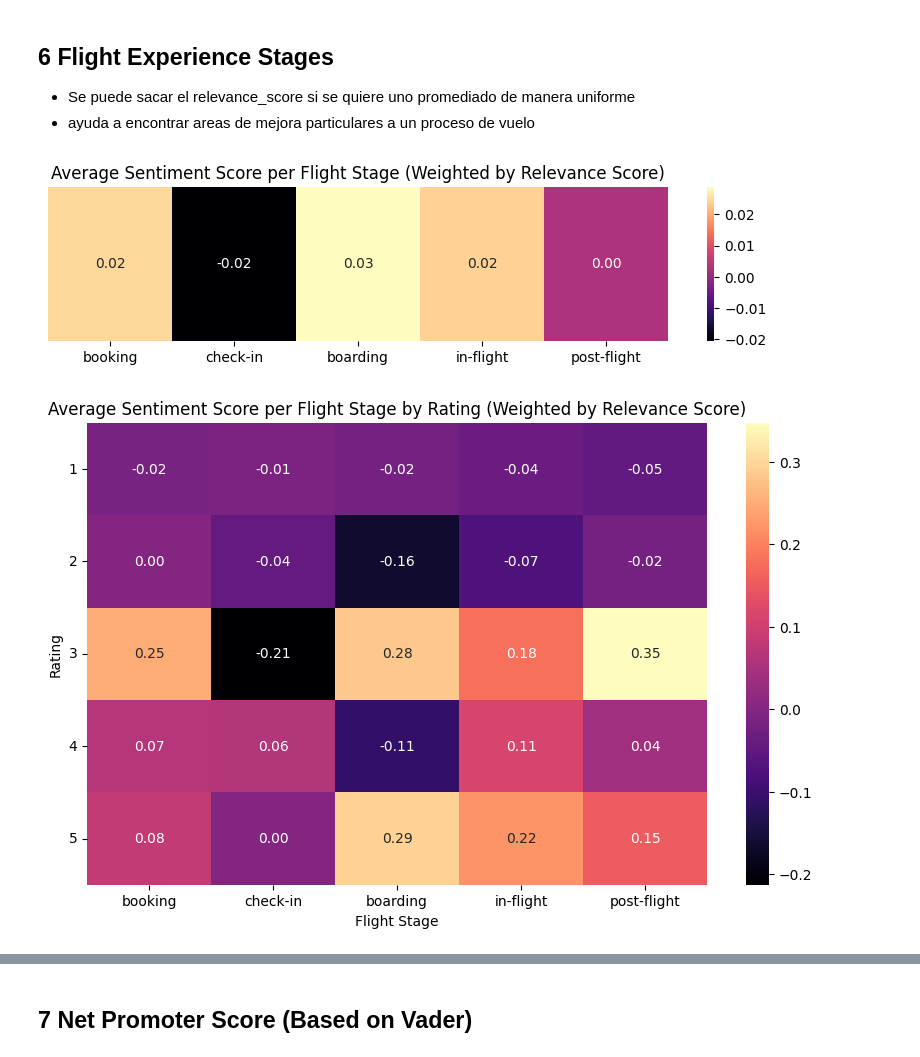
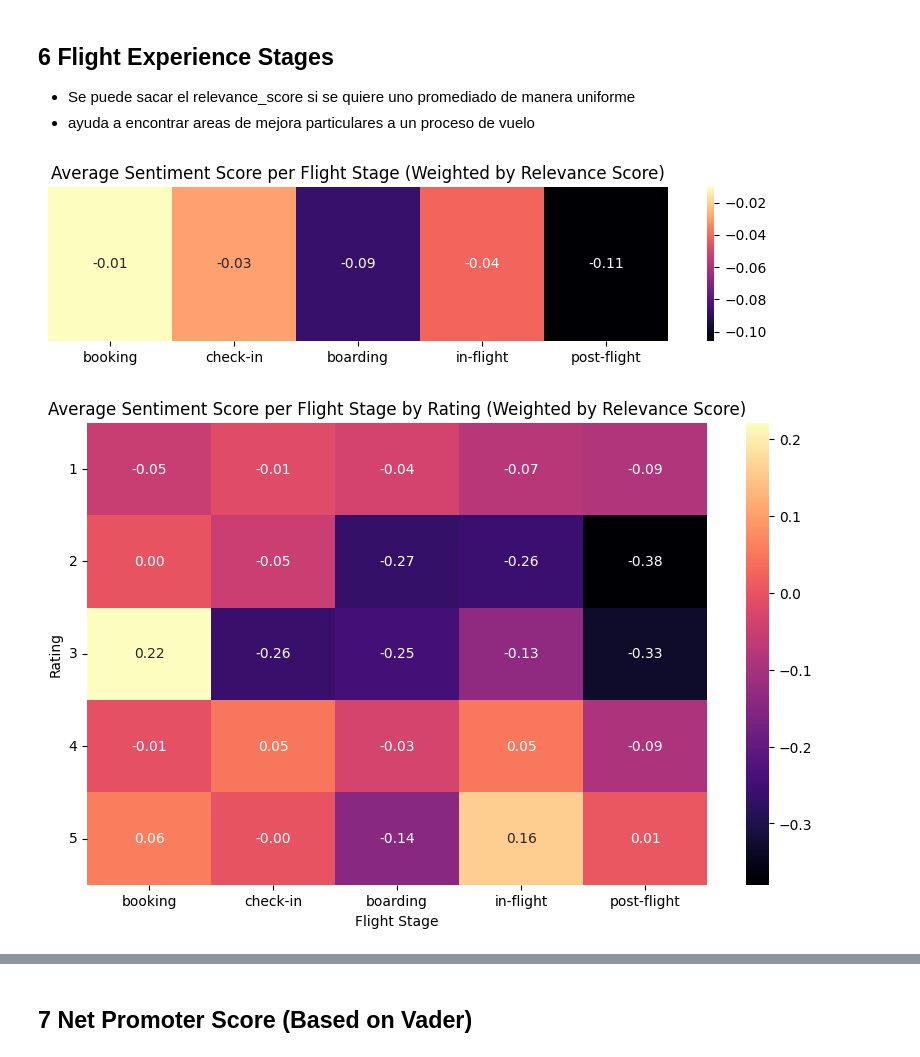
Before and after one commit to cijjas/nlp, a Jupyter notebook: src/en/analysis_en.ipynb, the cells around one changed output, grey strips where cells are left out. Cells and saved outputs as stored; diff of their text form; code cells hidden in the pictures.

Commit message:
Change flight stage to use mbert

```diff
--- a/src/en/analysis_en.ipynb
+++ b/src/en/analysis_en.ipynb
@@ -50,7 +50,7 @@ aca hay una red neuronal que usa la funcion de activación logistica y es capaz
 - adam sigmoid: [mae=0.11 , mse=0.026, r2=0.74]
 - Usando el relevance score [mae= 0.099, mse=0.026, r2= 0.74]
 # %%
-run_block = True
+run_block = False
 
 if run_block:
     # Import necessary libraries
@@ -256,2 +208,32 @@ All model checkpoint layers were used when initializing TFBertForSequenceClassif
 All the layers of TFBertForSequenceClassification were initialized from the model checkpoint at nlptown/bert-base-multilingual-uncased-sentiment.
 If your task is similar to the task the model of the checkpoint was trained on, you can already use TFBertForSequenceClassification for predictions without further training.
+# %%
+from transformers import TFAutoModelForSequenceClassification, AutoTokenizer, pipeline
+
+# Configure the model and tokenizer for an English monolingual model
+model_name = "distilbert-base-uncased-finetuned-sst-2-english"
+tokenizer = AutoTokenizer.from_pretrained(model_name)
+model = TFAutoModelForSequenceClassification.from_pretrained(model_name)
+
+# Create the sentiment analysis pipeline with truncation enabled
+sentiment_model = pipeline(
+    "sentiment-analysis",
+    model=model,
+    tokenizer=tokenizer,
+    truncation=True
+)
+
+# Function to get the sentiment score
+def get_sentiment_score(text):
+    result = sentiment_model(text)[0]
+    label = result['label']
+
+    # Convert the sentiment label to a composite score
+    if label == 'NEGATIVE':
+        score = -1.0
+    elif label == 'POSITIVE':
+        score = 1.0
+    return score
+
+# Apply the sentiment scoring function to each review
+df['sentiment_score_english'] = df['review'].apply(get_sentiment_score)
@@ -554,16 +547,16 @@ def get_subjectivity(text):
     return score if label == 'LABEL_1' else 1 - score  # `LABEL_1` representa subjetivo
 
 # Aplicar la función a la columna 'review' para obtener subjetividad
-df['subjectivity'] = df['review'].apply(get_subjectivity)
+df['subjectivity_bert'] = df['review'].apply(get_subjectivity)
 
 # Gráfico de distribución de puntajes de subjetividad
-sns.histplot(df['subjectivity'], bins=20, kde=True)
+sns.histplot(df['subjectivity_bert'], bins=20, kde=True)
 plt.xlabel('Subjectivity Score')
 plt.title('Distribution of Subjectivity Scores')
 plt.show()
 
 # Gráfico de caja de puntajes de subjetividad por calificación
-sns.boxplot(x='rating', y='subjectivity', data=df)
+sns.boxplot(x='rating', y='subjectivity_bert', data=df)
 plt.xlabel('Rating')
 plt.ylabel('Subjectivity')
 plt.title('Subjectivity Scores by Rating')
@@ -942,7 +935,7 @@ df['scaled_relevance'] = df['relevance_score'] * 10
 
 def get_stage_sentiments_weighted(row):
     review = row['review']
-    sentiment_score = row['sentiment_score']
+    sentiment_score = row['sentiment_score_mbert']
     scaled_relevance = row['scaled_relevance']
     stage_sentiments = {stage: [] for stage in flight_stages_keywords.keys()}
     review_lower = review.lower()
@@ -999,34 +992,34 @@ plt.show()
 # --- Graph 3: Bar Plot of Average Adjusted Sentiment Score per Rating ---
 
 # Calculate adjusted sentiment score for each review
-df['adjusted_sentiment'] = df['sentiment_score'] * df['scaled_relevance']
+df['adjusted_sentiment'] = df['sentiment_score_mbert'] * df['scaled_relevance']
 
 # Group by rating and calculate mean adjusted sentiment
 rating_avg_sentiment = df.groupby('rating')['adjusted_sentiment'].mean().reset_index()
 
 # Order the ratings from 1 to 5
 rating_avg_sentiment = rating_avg_sentiment.sort_values('rating')
 
 # Plot bar chart
 plt.figure(figsize=(8, 6))
 sns.barplot(x='rating', y='adjusted_sentiment', data=rating_avg_sentiment, order=rating_avg_sentiment['rating'])
 plt.title('Average Adjusted Sentiment Score per Rating')
 plt.xlabel('Rating')
 plt.ylabel('Average Adjusted Sentiment Score')
 plt.xticks(rotation=0)
 plt.show()
 
 # --- Graph 4: Line Plot of Sentiment Trend Across Flight Stages ---
 
 # Plot line chart
 plt.figure(figsize=(10, 6))
 stage_avg_sentiments.plot(kind='line', marker='o')
 plt.title('Sentiment Trend Across Flight Stages (Weighted by Relevance Score)')
 plt.xlabel('Flight Stage')
 plt.ylabel('Average Adjusted Sentiment Score')
 plt.xticks(rotation=45)
 plt.grid(True)
 plt.show()
 # %% [output]
-[figure, old version]
+[figure, new version]
-[figure, old version]
+[figure, new version]
```
Also changed, not shown: parts of 9 cells of this notebook, 2 other files.
